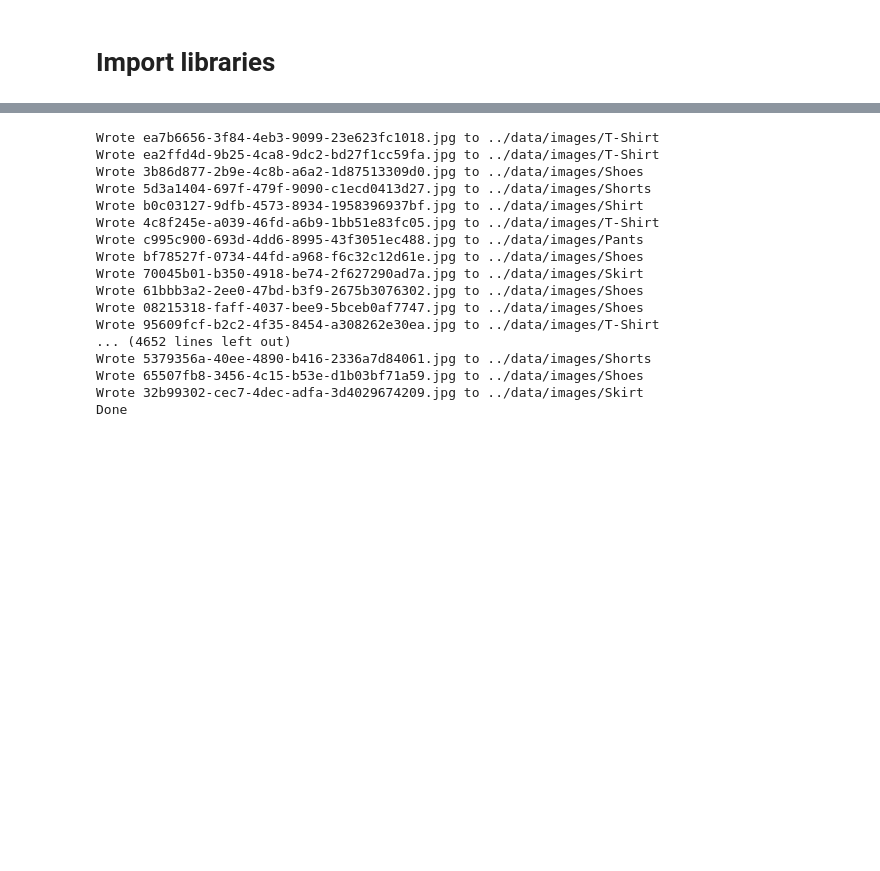
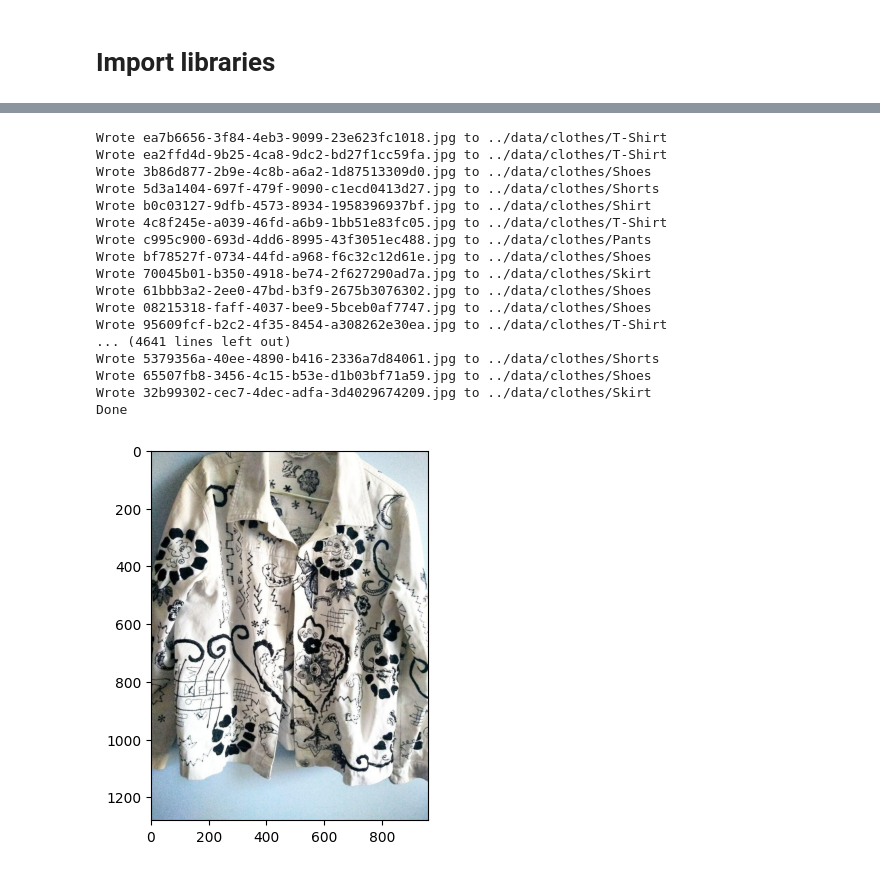
Before and after one commit to apolyeti/sparkfit-backend, a Jupyter notebook: tools/notebooks/classify_clothes.ipynb, the cells around one changed output, grey strips where cells are left out. Saved outputs shown, nothing was run; the diff lists cells and outputs as text; code cells hidden in the pictures; blank space fills up the shorter version.

Commit message:
add: opencv to read from images

```diff
--- a/tools/notebooks/classify_clothes.ipynb
+++ b/tools/notebooks/classify_clothes.ipynb
@@ -48,7 +51,7 @@ data
 # create a directory for each label
 labels = data['label'].unique()
 for label in labels:
-    os.makedirs(f'../data/images/{label}', exist_ok=True)
+    os.makedirs(f'../data/clothes/{label}', exist_ok=True)
 
 # iterate through each row in the csv file
 for index, row in data.iterrows():
@@ -57,29 +60,40 @@ for index, row in data.iterrows():
     label = row['label']
 
     # write the image to the respective folder
-    with open(f'../data/images/{label}/{image}.jpg', 'wb') as f:
+    with open(f'../data/clothes/{label}/{image}.jpg', 'wb') as f:
         # get the image data from images_original/image.jpg
         image_data = tf.io.read_file(f'../data/images/images_original/{image}.jpg')
         f.write(image_data.numpy())
 
-    print(f'Wrote {image}.jpg to ../data/images/{label}')
+    print(f'Wrote {image}.jpg to ../data/clothes/{label}')
 
 print('Done')
 # %% [output]
-Wrote ea7b6656-3f84-4eb3-9099-23e623fc1018.jpg to ../data/images/T-Shirt
-Wrote ea2ffd4d-9b25-4ca8-9dc2-bd27f1cc59fa.jpg to ../data/images/T-Shirt
-Wrote 3b86d877-2b9e-4c8b-a6a2-1d87513309d0.jpg to ../data/images/Shoes
-Wrote 5d3a1404-697f-479f-9090-c1ecd0413d27.jpg to ../data/images/Shorts
-Wrote b0c03127-9dfb-4573-8934-1958396937bf.jpg to ../data/images/Shirt
-Wrote 4c8f245e-a039-46fd-a6b9-1bb51e83fc05.jpg to ../data/images/T-Shirt
-Wrote c995c900-693d-4dd6-8995-43f3051ec488.jpg to ../data/images/Pants
-Wrote bf78527f-0734-44fd-a968-f6c32c12d61e.jpg to ../data/images/Shoes
-Wrote 70045b01-b350-4918-be74-2f627290ad7a.jpg to ../data/images/Skirt
-Wrote 61bbb3a2-2ee0-47bd-b3f9-2675b3076302.jpg to ../data/images/Shoes
-Wrote 08215318-faff-4037-bee9-5bceb0af7747.jpg to ../data/images/Shoes
-Wrote 95609fcf-b2c2-4f35-8454-a308262e30ea.jpg to ../data/images/T-Shirt
-... (4652 lines left out)
-Wrote 5379356a-40ee-4890-b416-2336a7d84061.jpg to ../data/images/Shorts
-Wrote 65507fb8-3456-4c15-b53e-d1b03bf71a59.jpg to ../data/images/Shoes
-Wrote 32b99302-cec7-4dec-adfa-3d4029674209.jpg to ../data/images/Skirt
+Wrote ea7b6656-3f84-4eb3-9099-23e623fc1018.jpg to ../data/clothes/T-Shirt
+Wrote ea2ffd4d-9b25-4ca8-9dc2-bd27f1cc59fa.jpg to ../data/clothes/T-Shirt
+Wrote 3b86d877-2b9e-4c8b-a6a2-1d87513309d0.jpg to ../data/clothes/Shoes
+Wrote 5d3a1404-697f-479f-9090-c1ecd0413d27.jpg to ../data/clothes/Shorts
+Wrote b0c03127-9dfb-4573-8934-1958396937bf.jpg to ../data/clothes/Shirt
+Wrote 4c8f245e-a039-46fd-a6b9-1bb51e83fc05.jpg to ../data/clothes/T-Shirt
+Wrote c995c900-693d-4dd6-8995-43f3051ec488.jpg to ../data/clothes/Pants
+Wrote bf78527f-0734-44fd-a968-f6c32c12d61e.jpg to ../data/clothes/Shoes
+Wrote 70045b01-b350-4918-be74-2f627290ad7a.jpg to ../data/clothes/Skirt
+Wrote 61bbb3a2-2ee0-47bd-b3f9-2675b3076302.jpg to ../data/clothes/Shoes
+Wrote 08215318-faff-4037-bee9-5bceb0af7747.jpg to ../data/clothes/Shoes
+Wrote 95609fcf-b2c2-4f35-8454-a308262e30ea.jpg to ../data/clothes/T-Shirt
+... (4641 lines left out)
+Wrote 5379356a-40ee-4890-b416-2336a7d84061.jpg to ../data/clothes/Shorts
+Wrote 65507fb8-3456-4c15-b53e-d1b03bf71a59.jpg to ../data/clothes/Shoes
+Wrote 32b99302-cec7-4dec-adfa-3d4029674209.jpg to ../data/clothes/Skirt
 Done
+# %%
+shirt_path = os.path.join('../data/clothes/Shirt')
+image_path = os.path.join(shirt_path, os.listdir(shirt_path)[0])
+image = cv.imread(image_path)
+type(image)
+image.shape
+plt.imshow(cv.cvtColor(image, cv.COLOR_BGR2RGB))
+# plt.imshow(image)
+plt.show()
+# %% [output]
+[figure, added]
```
Also changed, not shown: parts of 2 cells of this notebook, 1 other file.
